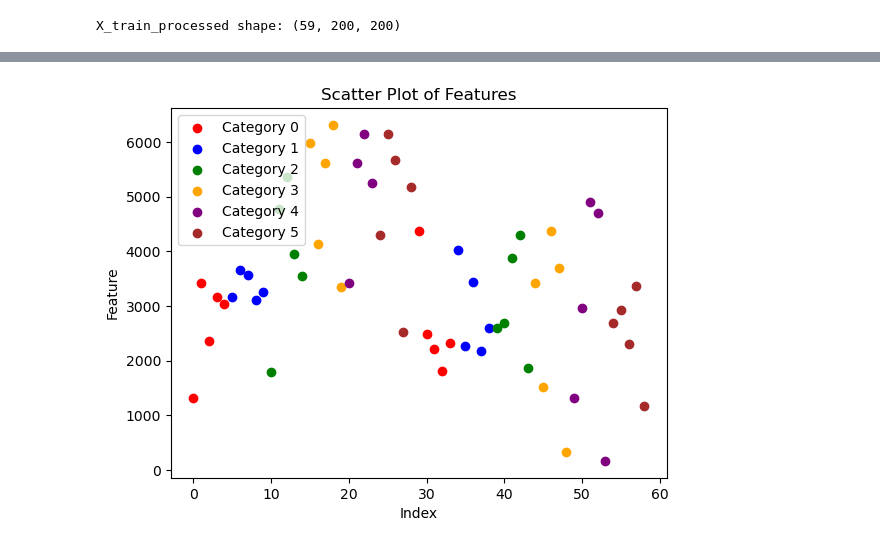
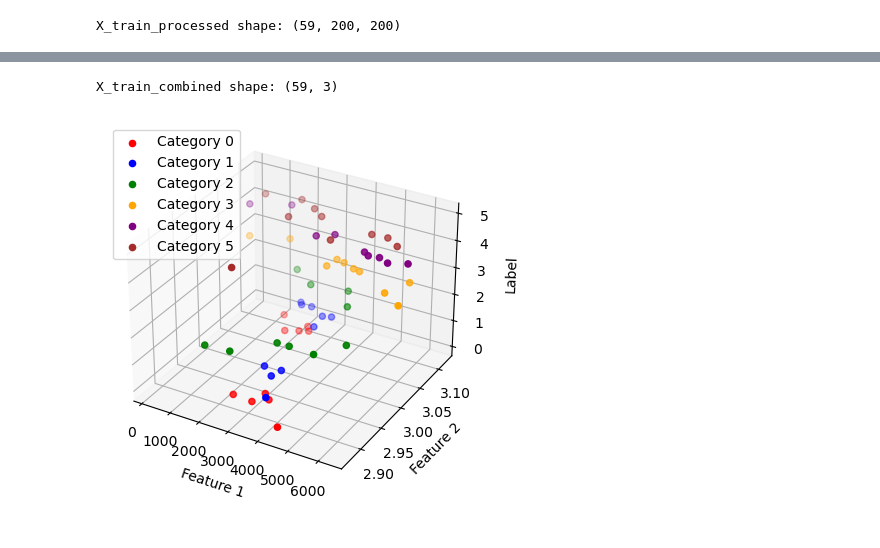
Before and after one commit to Omar-Al-Sharif/Sign-Language-Recognition, a Jupyter notebook: PreProcess.ipynb, the cells around one changed output, grey strips where cells are left out. Cells and saved outputs as stored; diff of their text form; code cells hidden in the pictures.

Commit message:
Added hu moments feature and vizualized in 3D

```diff
--- a/PreProcess.ipynb
+++ b/PreProcess.ipynb
@@ -49,6 +49,10 @@ for data_folder in [data_dir, additional_data_dir]:
 X_train = np.array(images)
 y_train = np.array(labels)
 
+sorted_indices = np.argsort(y_train)
+X_train = X_train[sorted_indices]
+y_train=np.asarray(sorted(y_train))
+
 # Print the shape of the training data
 print('X_train shape:', X_train.shape)
 print('y_train shape:', y_train.shape)
@@ -185,28 +152,78 @@ print(training_features)
+# %%
+# Preprocess the images to extract Hu Moments as a feature
+def extract_hu_moments(grayscale_img):
+    moments = cv2.moments(grayscale_img)
+    hu_moments = cv2.HuMoments(moments).flatten()
+    # Log-scale the Hu moments to make them more invariant to changes in scale
+    log_hu_moments = -np.sign(hu_moments) * np.log10(np.abs(hu_moments))
+    # Return only the first two Hu moments
+    return log_hu_moments[:2].flatten()
+
+def extract_features(binary_img):
+    height, width = binary_img.shape
+    left_half_img = binary_img[:, :width//2]  # Extract the left half of the image
+    right_half_img = binary_img[:, width//2:]  # Extract the right half of the image
+    left_white_pixel_count = np.count_nonzero(left_half_img)
+    right_white_pixel_count = np.count_nonzero(right_half_img)
+    if left_white_pixel_count > right_white_pixel_count:
+        return right_white_pixel_count
+    else:
+        return left_white_pixel_count
+
+X_train_hu = []
+for i in range(len(X_train)):
+    img_gray = cv2.cvtColor((X_train[i] * 255).astype(np.uint8), cv2.COLOR_BGR2GRAY)
+    hu_moments = extract_hu_moments(img_gray)
+    X_train_hu.append(hu_moments)
+
+training_features=np.zeros((X_train_processed.shape[0],1))
+
+for i in range(training_features.shape[0]):
+    training_features[i]=extract_features(X_train_processed[i])
+
+
+X_train_hu = np.array(X_train_hu)
+
+# Combine the original feature (pixel intensity) with the Hu Moments feature
+training_features = np.concatenate((training_features.reshape(-1, 1), X_train_hu), axis=1)
+
+# Print the shape of the combined feature matrix
+print('X_train_combined shape:', training_features.shape)
+# %% [output]
+X_train_combined shape: (59, 3)
 # %%
 # Create an array of indices for each category
 indices_0 = np.where(y_train == 0)[0]
 indices_1 = np.where(y_train == 1)[0]
 indices_2 = np.where(y_train == 2)[0]
 indices_3 = np.where(y_train == 3)[0]
 indices_4 = np.where(y_train == 4)[0]
 indices_5 = np.where(y_train == 5)[0]
 
-# Plot features with different colors for each category
-plt.scatter(indices_0, training_features[indices_0], color='red', label='Category 0')
-plt.scatter(indices_1, training_features[indices_1], color='blue', label='Category 1')
-plt.scatter(indices_2, training_features[indices_2], color='green', label='Category 2')
-plt.scatter(indices_3, training_features[indices_3], color='orange', label='Category 3')
-plt.scatter(indices_4, training_features[indices_4], color='purple', label='Category 4')
-plt.scatter(indices_5, training_features[indices_5], color='brown', label='Category 5')
+# Create a 3D plot
+fig = plt.figure()
+ax = fig.add_subplot(111, projection='3d')
 
-plt.legend()  # Show legend
-plt.xlabel('Index')
-plt.ylabel('Feature')
-plt.title('Scatter Plot of Features')
+# Plot the features
+ax.scatter(training_features[indices_0, 0], training_features[indices_0, 1], y_train[indices_0], color='red', label='Category 0')
+ax.scatter(training_features[indices_1, 0], training_features[indices_1, 1], y_train[indices_1], color='blue', label='Category 1')
+ax.scatter(training_features[indices_2, 0], training_features[indices_2, 1], y_train[indices_2], color='green', label='Category 2')
+ax.scatter(training_features[indices_3, 0], training_features[indices_3, 1], y_train[indices_3], color='orange', label='Category 3')
+ax.scatter(training_features[indices_4, 0], training_features[indices_4, 1], y_train[indices_4], color='purple', label='Category 4')
+ax.scatter(training_features[indices_5, 0], training_features[indices_5, 1], y_train[indices_5], color='brown', label='Category 5')
 
+# Set labels for the axes
+ax.set_xlabel('Feature 1')
+ax.set_ylabel('Feature 2')
+ax.set_zlabel('Label')
+
+# Show legend
+ax.legend()
+
+# Show the plot
 plt.show()
 # %% [output]
-[figure, old version]
+[figure, new version]
 # %%
 x_fit, x_test, y_fit, y_test = train_test_split(training_features, y_train, test_size=0.2, shuffle=True, stratify=labels)
 
```
Also changed, not shown: parts of 6 cells of this notebook.
